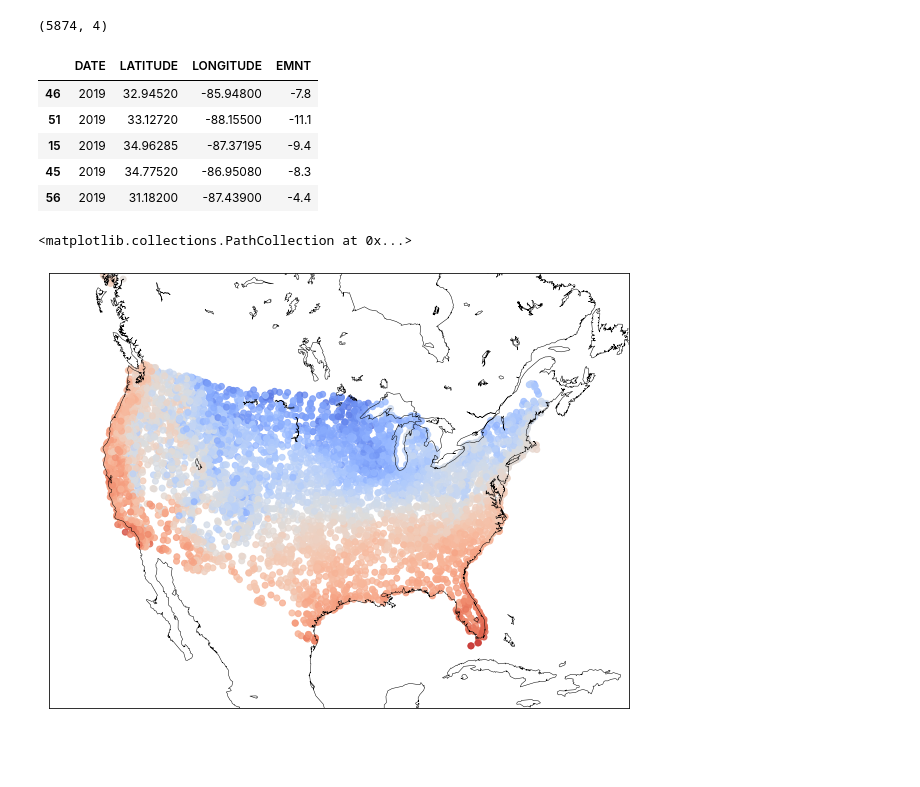
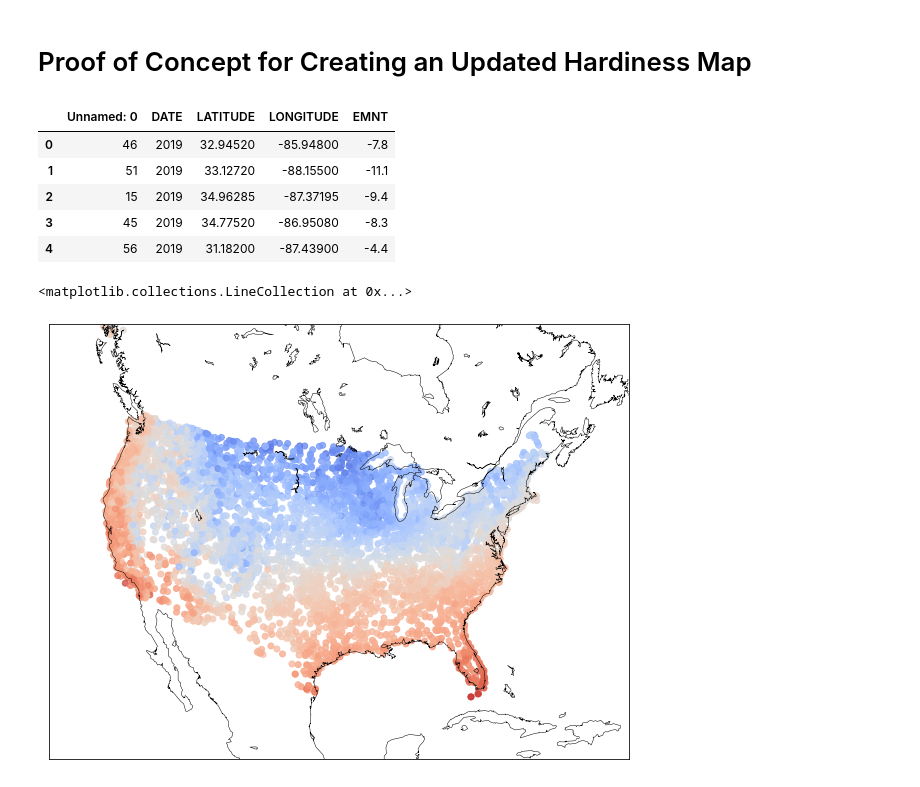
Before and after one commit to fletchgraham/hardiness, a Jupyter notebook: hardiness.ipynb, the cells around one changed output. Drawn from its saved outputs; the diff is of its cells as text; code cells hidden in the pictures; blank space fills up the shorter version.

Commit message:
start organizing things

```diff
--- a/hardiness.ipynb
+++ b/hardiness.ipynb
@@ -12,33 +0,0 @@ archive = tarfile.open(mode='r', fileobj=b)
-# %%
-
-def extractor():
-    for m in archive.getmembers():
-        if not m.name.startswith('US'):
-            continue
-
-        yield archive.extractfile(m)
-
-
-df_main = pd.DataFrame(columns=['DATE', 'LATITUDE', 'LONGITUDE', 'EMNT'])
-
-gen = extractor()
-for g in gen:
-    df = pd.read_csv(g)
-    if not 'EMNT' in df.keys():
-        continue
-    filtered = df[['DATE', 'LATITUDE', 'LONGITUDE', 'EMNT']].loc[df['DATE'] == 2019].dropna()
-    df_main = pd.concat([df_main, filtered])
-
-df_main.to_csv('gsoy_filtered.csv')
-print(df_main.shape)
-# %% [output]
-(5874, 4)
-# %%
-df_main.head()
-# %% [output]
-|  | DATE | LATITUDE | LONGITUDE | EMNT |
-| 46 | 2019 | 32.94520 | -85.94800 | -7.8 |
-| 51 | 2019 | 33.12720 | -88.15500 | -11.1 |
-| 15 | 2019 | 34.96285 | -87.37195 | -9.4 |
-| 45 | 2019 | 34.77520 | -86.95080 | -8.3 |
-| 56 | 2019 | 31.18200 | -87.43900 | -4.4 |
@@ -51,0 +1,2 @@ warnings.filterwarnings("ignore",category=matplotlib.cbook.mplDeprecation)
+# %% [markdown]
+# Proof of Concept for Creating an Updated Hardiness Map
@@ -52,5 +9,19 @@ warnings.filterwarnings("ignore",category=matplotlib.cbook.mplDeprecation)
+# %%
+df = pd.read_csv('gsoy_filtered.csv')
+df.head()
+# %% [output]
+|  | Unnamed: 0 | DATE | LATITUDE | LONGITUDE | EMNT |
+| 0 | 46 | 2019 | 32.94520 | -85.94800 | -7.8 |
+| 1 | 51 | 2019 | 33.12720 | -88.15500 | -11.1 |
+| 2 | 15 | 2019 | 34.96285 | -87.37195 | -9.4 |
+| 3 | 45 | 2019 | 34.77520 | -86.95080 | -8.3 |
+| 4 | 56 | 2019 | 31.18200 | -87.43900 | -4.4 |
 # %%
-fig = plt.figure(num=None, figsize=(12, 8) )
+lon = df['LONGITUDE'].to_numpy()
+lat = df['LATITUDE'].to_numpy()
+emnt = df['EMNT'].to_numpy()
+
+fig = plt.figure(num=None, figsize=(12, 8))
 
 m = Basemap(
     width=6000000,
@@ -63,13 +34,9 @@ m = Basemap(
     lat_0=40
     )
 
-m.drawcoastlines(linewidth=0.5)
-
-lon = df_main['LONGITUDE'].to_numpy()
-lat = df_main['LATITUDE'].to_numpy()
-emnt = df_main['EMNT'].to_numpy()
 x, y = m(lon, lat)
 m.scatter(x, y, c=emnt, cmap='coolwarm', alpha=0.8)
+m.drawcoastlines(linewidth=0.5)
 # %% [output]
-<matplotlib.collections.PathCollection at 0x...>
+<matplotlib.collections.LineCollection at 0x...>
 [figure]
```
Also changed, not shown: parts of 5 cells of this notebook.
